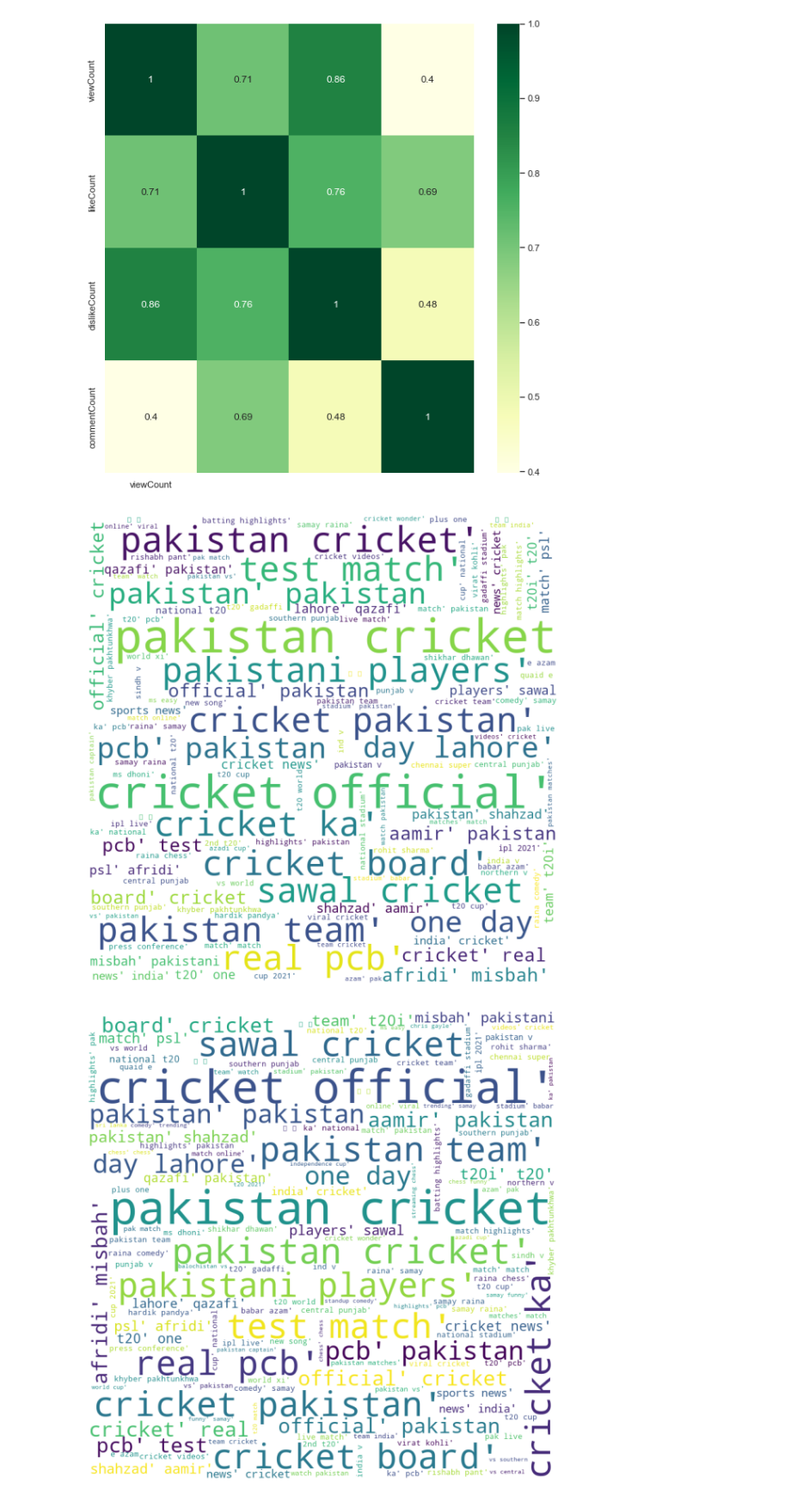
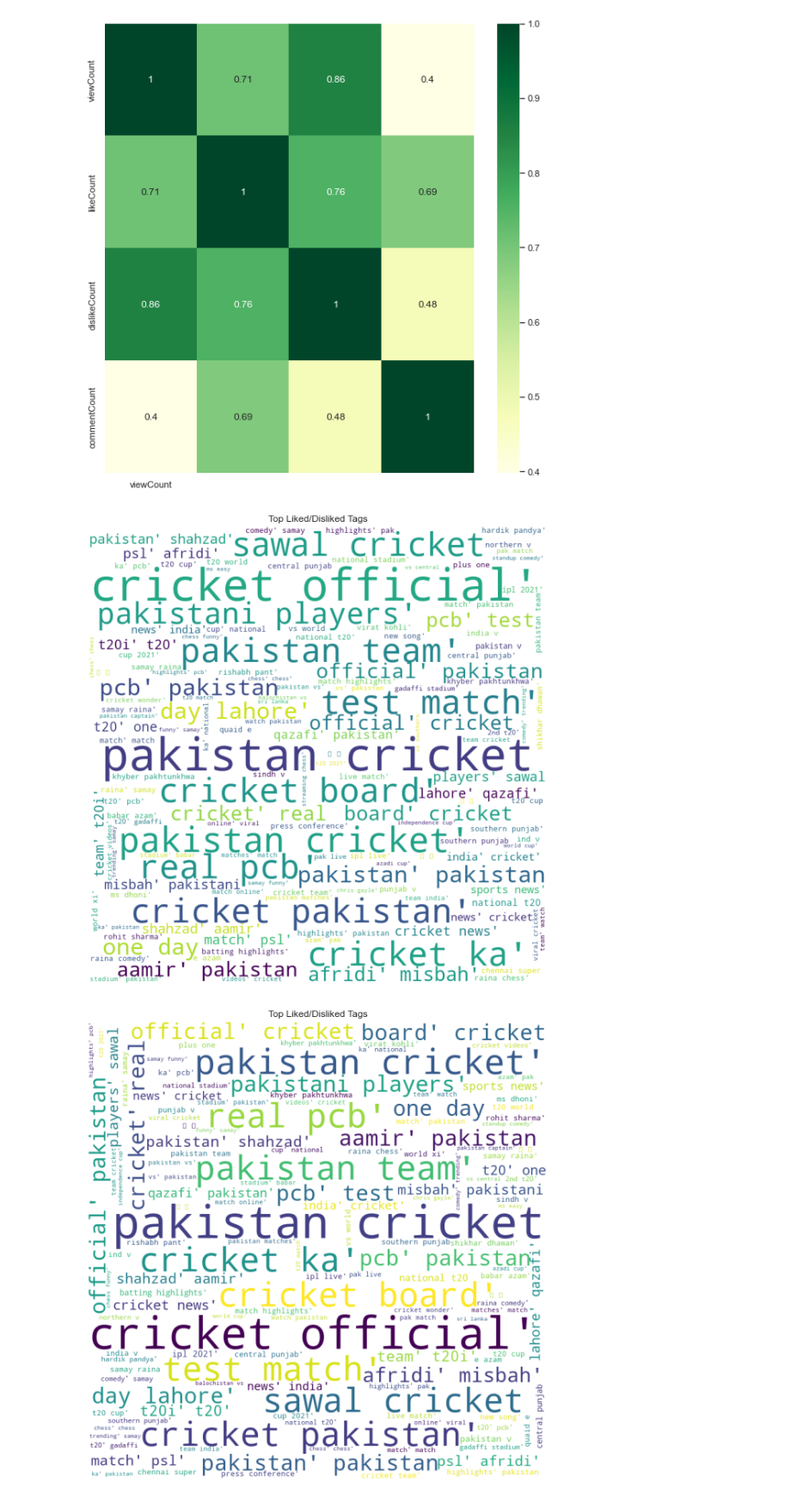
Before and after one commit to TeamEpicProjects/Recommendation-System-for-YT, a Jupyter notebook: notebook/eda/EDA-YouTube-RC.ipynb, the cells around one changed output. Shown at 86% size. Cells and saved outputs as stored; diff of their text form; code cells hidden in the pictures.

```diff
--- a/notebook/eda/EDA-YouTube-RC.ipynb
+++ b/notebook/eda/EDA-YouTube-RC.ipynb
@@ -162,35 +162,36 @@ for i in range(2):
     stopwords = set(STOPWORDS)
 
     # iterate through the csv file
     for val in df.tags.iloc[0:10000]:
 
         # typecaste each val to string
         val = str(val)
 
         # split the value
         tokens = val.split()
 
         # Converts each token into lowercase
         for i in range(len(tokens)):
             tokens[i] = tokens[i].lower()
 
         comment_words += " ".join(tokens)+" "
 
     wordcloud = WordCloud(width = 800, height = 800,
                     background_color ='white',
                     stopwords = stopwords,
                     min_font_size = 10).generate(comment_words)
 
     # plot the WordCloud image
     plt.figure(figsize = (8, 8), facecolor = None)
     plt.imshow(wordcloud)
     plt.axis("off")
     plt.tight_layout(pad = 0)
+    plt.title('Top Liked/Disliked Tags')
 
 plt.show()
 # %% [output]
-[figure, old version]
+[figure, new version]
-[figure, old version]
+[figure, new version]
 # %%
 # word count
 i = 0
```
Also changed, not shown: parts of 2 cells of this notebook, 1 other file.
